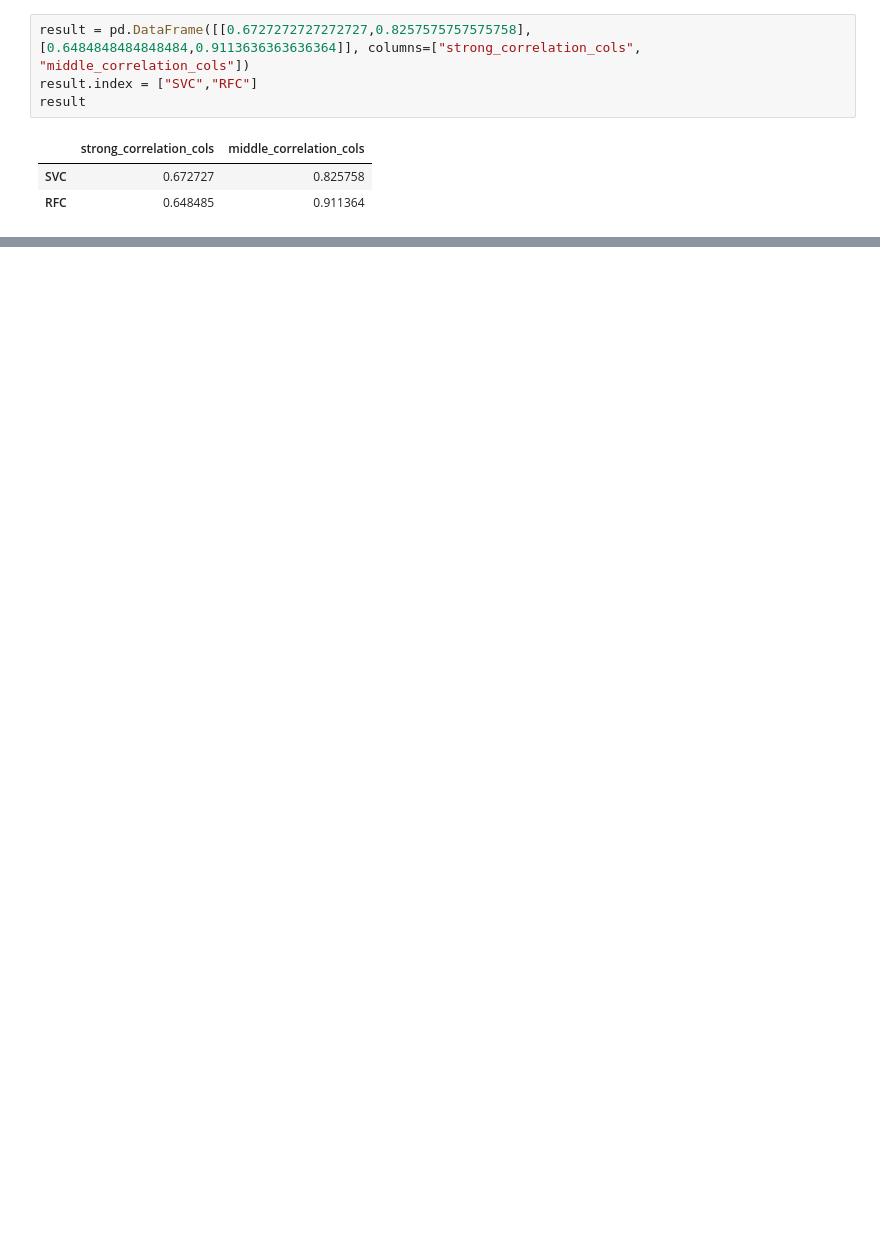
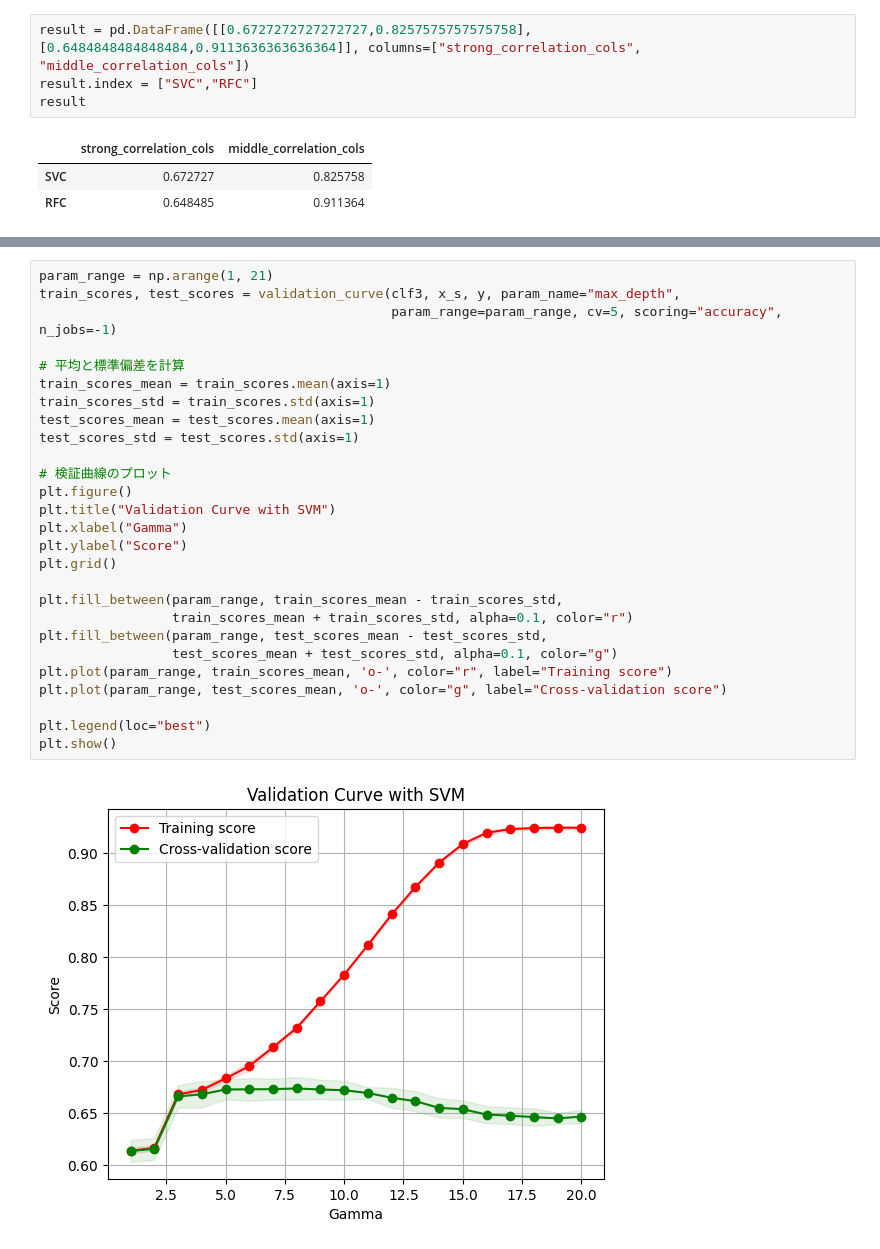
Before and after one commit to ietsuka/weather_divide_ml, a Jupyter notebook: weather_divide.ipynb, the cells around one changed output, grey strips where cells are left out. Saved outputs shown, nothing was run; the diff lists cells and outputs as text; blank space fills up the shorter version.

```diff
--- a/weather_divide.ipynb
+++ b/weather_divide.ipynb
@@ -417,0 +479,29 @@ result
+# %%
+param_range = np.arange(1, 21)
+train_scores, test_scores = validation_curve(clf3, x_s, y, param_name="max_depth",
+                                             param_range=param_range, cv=5, scoring="accuracy", n_jobs=-1)
+
+# 平均と標準偏差を計算
+train_scores_mean = train_scores.mean(axis=1)
+train_scores_std = train_scores.std(axis=1)
+test_scores_mean = test_scores.mean(axis=1)
+test_scores_std = test_scores.std(axis=1)
+
+# 検証曲線のプロット
+plt.figure()
+plt.title("Validation Curve with SVM")
+plt.xlabel("Gamma")
+plt.ylabel("Score")
+plt.grid()
+
+plt.fill_between(param_range, train_scores_mean - train_scores_std,
+                 train_scores_mean + train_scores_std, alpha=0.1, color="r")
+plt.fill_between(param_range, test_scores_mean - test_scores_std,
+                 test_scores_mean + test_scores_std, alpha=0.1, color="g")
+plt.plot(param_range, train_scores_mean, 'o-', color="r", label="Training score")
+plt.plot(param_range, test_scores_mean, 'o-', color="g", label="Cross-validation score")
+
+plt.legend(loc="best")
+plt.show()
+# %% [output]
+[figure, added]
```
Also changed, not shown: parts of 7 cells of this notebook.
